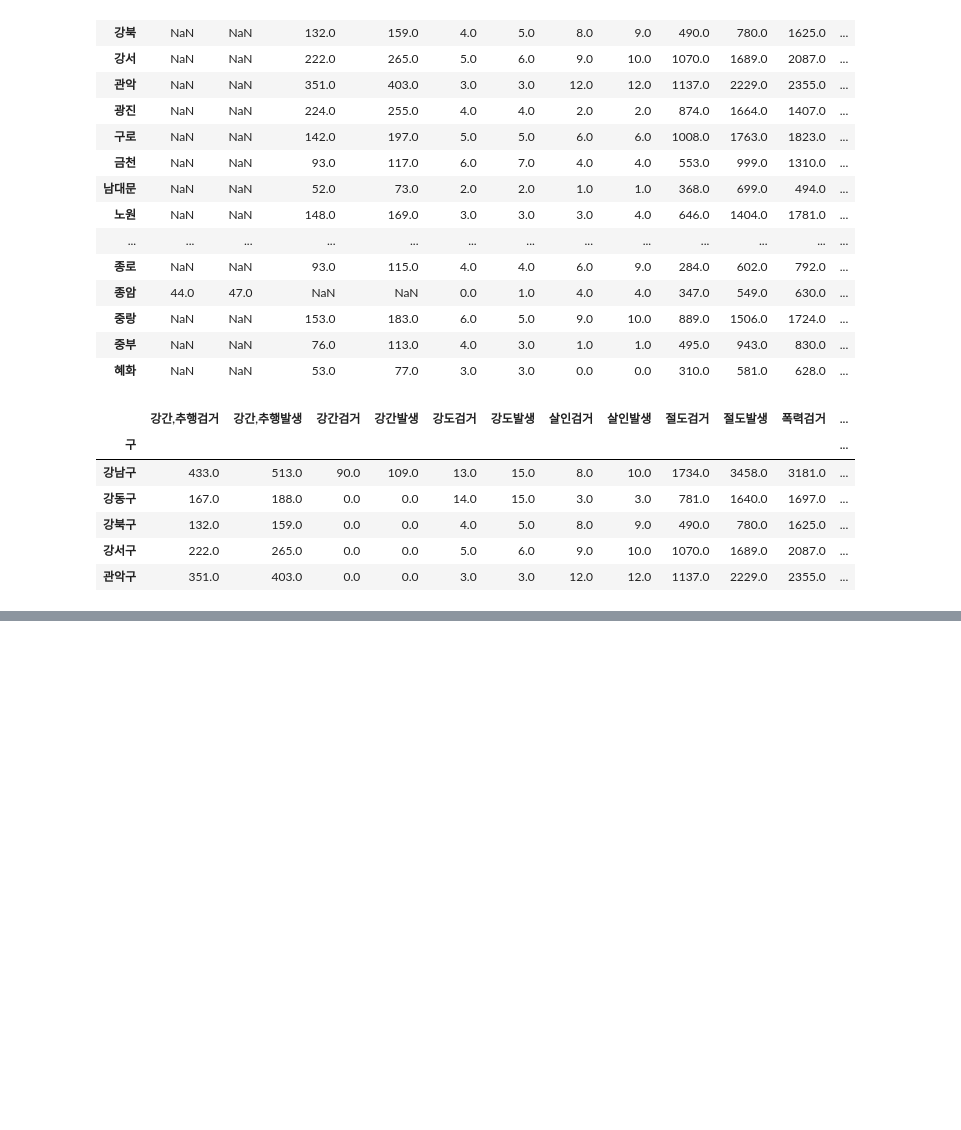
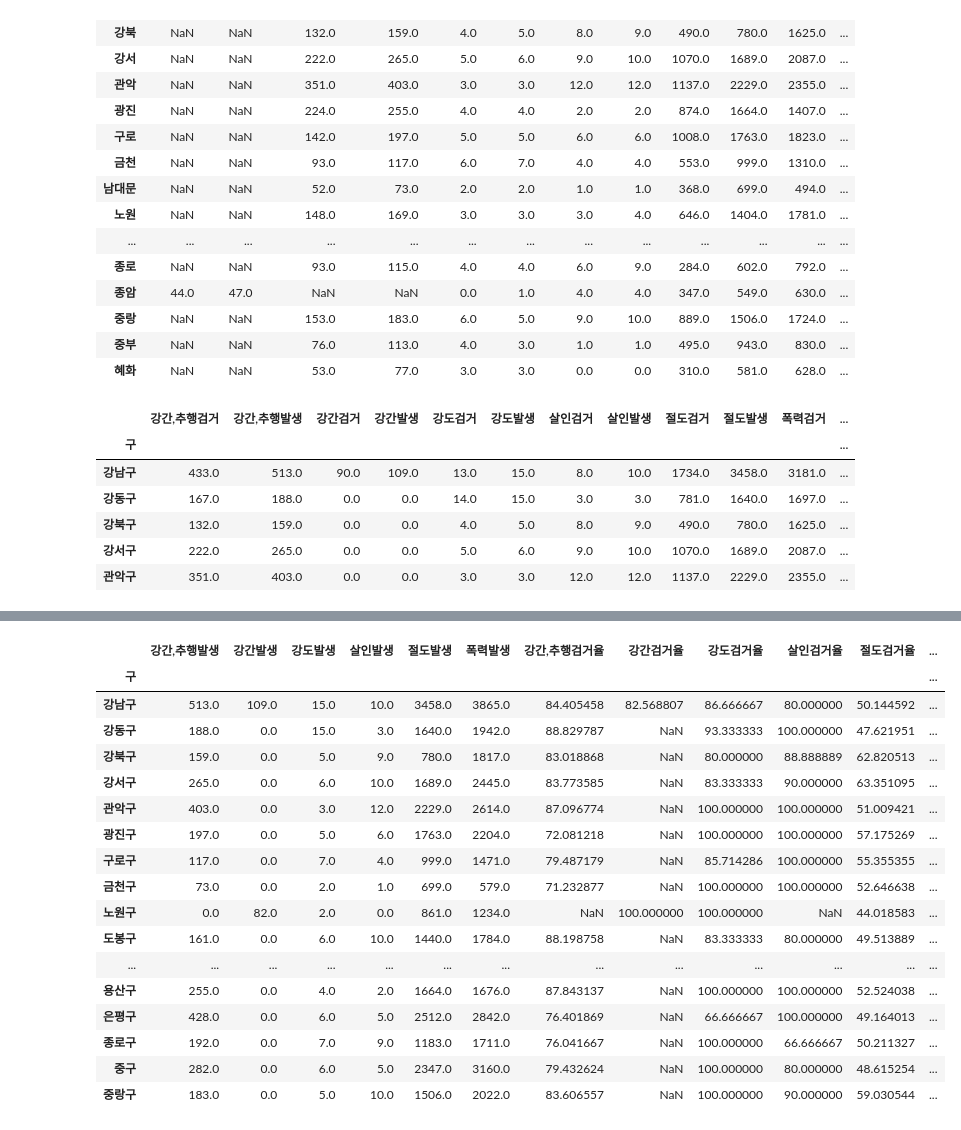
Before and after one commit to ihag/hanyang-ml-2019, a Jupyter notebook: week10.ipynb, the cells around one changed output, grey strips where cells are left out. Saved outputs shown, nothing was run; the diff lists cells and outputs as text; code cells hidden in the pictures; blank space fills up the shorter version.

```diff
--- a/week10.ipynb
+++ b/week10.ipynb
@@ -267,3 +267,10 @@ crime_gu.head()
 | 강북구 | 132.0 | 159.0 | 0.0 | 0.0 | 4.0 | 5.0 | 8.0 | 9.0 | 490.0 | 780.0 | 1625.0 | ... |
 | 강서구 | 222.0 | 265.0 | 0.0 | 0.0 | 5.0 | 6.0 | 9.0 | 10.0 | 1070.0 | 1689.0 | 2087.0 | ... |
 | 관악구 | 351.0 | 403.0 | 0.0 | 0.0 | 3.0 | 3.0 | 12.0 | 12.0 | 1137.0 | 2229.0 | 2355.0 | ... |
+# %%
+target = ['강간,추행검거율','강간검거율','강도검거율','살인검거율','절도검거율','폭력검거율']
+num = ['강간,추행검거','강간검거','강도검거','살인검거','절도검거','폭력검거']
+den = ['강간,추행발생','강간발생','강도발생','살인발생','절도발생','폭력발생']
+
+crime_gu[target] = crime_gu[num].div(crime_gu[den].values)*100
+crime_gu.head()
@@ -269,0 +285,3 @@ crime_gu.head()
+# %%
+crime_gu = crime_gu.drop(columns=num)
+crime_gu.head()
@@ -269,0 +296,22 @@ crime_gu.head()
+# %%
+crime_gu[crime_gu[target] > 100] = 100
+crime_gu
+# %% [output]
+|  | 강간,추행발생 | 강간발생 | 강도발생 | 살인발생 | 절도발생 | 폭력발생 | 강간,추행검거율 | 강간검거율 | 강도검거율 | 살인검거율 | 절도검거율 | ... |
+| 구 |  |  |  |  |  |  |  |  |  |  |  | ... |
+| 강남구 | 513.0 | 109.0 | 15.0 | 10.0 | 3458.0 | 3865.0 | 84.405458 | 82.568807 | 86.666667 | 80.000000 | 50.144592 | ... |
+| 강동구 | 188.0 | 0.0 | 15.0 | 3.0 | 1640.0 | 1942.0 | 88.829787 | NaN | 93.333333 | 100.000000 | 47.621951 | ... |
+| 강북구 | 159.0 | 0.0 | 5.0 | 9.0 | 780.0 | 1817.0 | 83.018868 | NaN | 80.000000 | 88.888889 | 62.820513 | ... |
+| 강서구 | 265.0 | 0.0 | 6.0 | 10.0 | 1689.0 | 2445.0 | 83.773585 | NaN | 83.333333 | 90.000000 | 63.351095 | ... |
+| 관악구 | 403.0 | 0.0 | 3.0 | 12.0 | 2229.0 | 2614.0 | 87.096774 | NaN | 100.000000 | 100.000000 | 51.009421 | ... |
+| 광진구 | 197.0 | 0.0 | 5.0 | 6.0 | 1763.0 | 2204.0 | 72.081218 | NaN | 100.000000 | 100.000000 | 57.175269 | ... |
+| 구로구 | 117.0 | 0.0 | 7.0 | 4.0 | 999.0 | 1471.0 | 79.487179 | NaN | 85.714286 | 100.000000 | 55.355355 | ... |
+| 금천구 | 73.0 | 0.0 | 2.0 | 1.0 | 699.0 | 579.0 | 71.232877 | NaN | 100.000000 | 100.000000 | 52.646638 | ... |
+| 노원구 | 0.0 | 82.0 | 2.0 | 0.0 | 861.0 | 1234.0 | NaN | 100.000000 | 100.000000 | NaN | 44.018583 | ... |
+| 도봉구 | 161.0 | 0.0 | 6.0 | 10.0 | 1440.0 | 1784.0 | 88.198758 | NaN | 83.333333 | 80.000000 | 49.513889 | ... |
+| ... | ... | ... | ... | ... | ... | ... | ... | ... | ... | ... | ... | ... |
+| 용산구 | 255.0 | 0.0 | 4.0 | 2.0 | 1664.0 | 1676.0 | 87.843137 | NaN | 100.000000 | 100.000000 | 52.524038 | ... |
+| 은평구 | 428.0 | 0.0 | 6.0 | 5.0 | 2512.0 | 2842.0 | 76.401869 | NaN | 66.666667 | 100.000000 | 49.164013 | ... |
+| 종로구 | 192.0 | 0.0 | 7.0 | 9.0 | 1183.0 | 1711.0 | 76.041667 | NaN | 100.000000 | 66.666667 | 50.211327 | ... |
+| 중구 | 282.0 | 0.0 | 6.0 | 5.0 | 2347.0 | 3160.0 | 79.432624 | NaN | 100.000000 | 80.000000 | 48.615254 | ... |
+| 중랑구 | 183.0 | 0.0 | 5.0 | 10.0 | 1506.0 | 2022.0 | 83.606557 | NaN | 100.000000 | 90.000000 | 59.030544 | ... |
```
Also changed, not shown: parts of 11 cells of this notebook.
